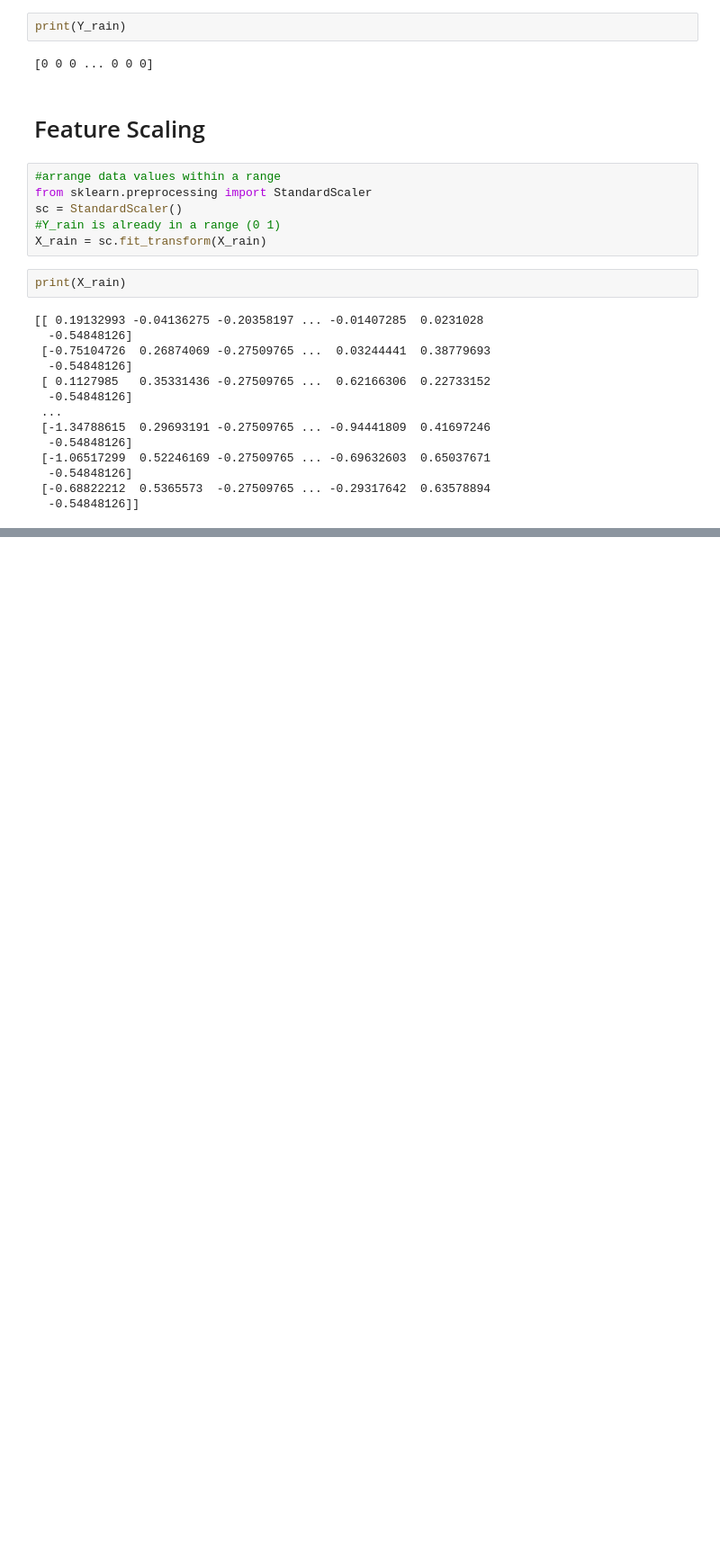
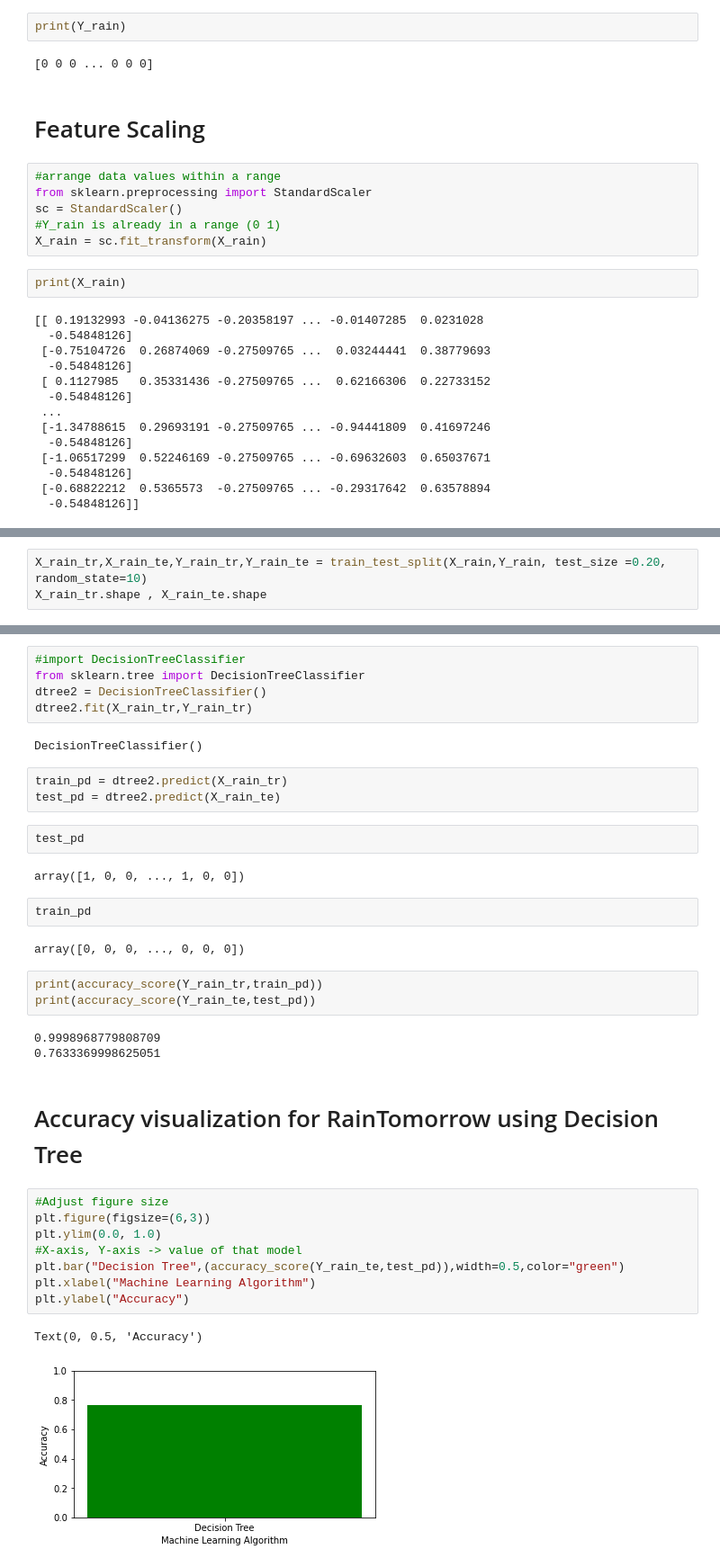
Before and after one commit to sandamaligeethika/ML_Assignment2_IT19120058_IT19120294_IT19147956, a Jupyter notebook: Assignment2.ipynb, the cells around one changed output, grey strips where cells are left out. Shown: that part at 90% size. Cells and saved outputs as stored; diff of their text form; blank space fills up the shorter version.

```diff
--- a/Assignment2.ipynb
+++ b/Assignment2.ipynb
@@ -992,0 +1012,3 @@ print(X_rain)
+# %%
+X_rain_tr,X_rain_te,Y_rain_tr,Y_rain_te = train_test_split(X_rain,Y_rain, test_size =0.20, random_state=10)
+X_rain_tr.shape , X_rain_te.shape
@@ -992,0 +1019,37 @@ print(X_rain)
+# %%
+#import DecisionTreeClassifier
+from sklearn.tree import DecisionTreeClassifier
+dtree2 = DecisionTreeClassifier()
+dtree2.fit(X_rain_tr,Y_rain_tr)
+# %% [output]
+DecisionTreeClassifier()
+# %%
+train_pd = dtree2.predict(X_rain_tr)
+test_pd = dtree2.predict(X_rain_te)
+# %%
+test_pd
+# %% [output]
+array([1, 0, 0, ..., 1, 0, 0])
+# %%
+train_pd
+# %% [output]
+array([0, 0, 0, ..., 0, 0, 0])
+# %%
+print(accuracy_score(Y_rain_tr,train_pd))
+print(accuracy_score(Y_rain_te,test_pd))
+# %% [output]
+0.9998968779808709
+0.7633369998625051
+# %% [markdown]
+# Accuracy visualization for RainTomorrow using Decision Tree
+# %%
+#Adjust figure size
+plt.figure(figsize=(6,3))
+plt.ylim(0.0, 1.0)
+#X-axis, Y-axis -> value of that model
+plt.bar("Decision Tree",(accuracy_score(Y_rain_te,test_pd)),width=0.5,color="green")
+plt.xlabel("Machine Learning Algorithm")
+plt.ylabel("Accuracy")
+# %% [output]
+Text(0, 0.5, 'Accuracy')
+[figure, added]
```
Also changed, not shown: parts of 41 cells of this notebook.
